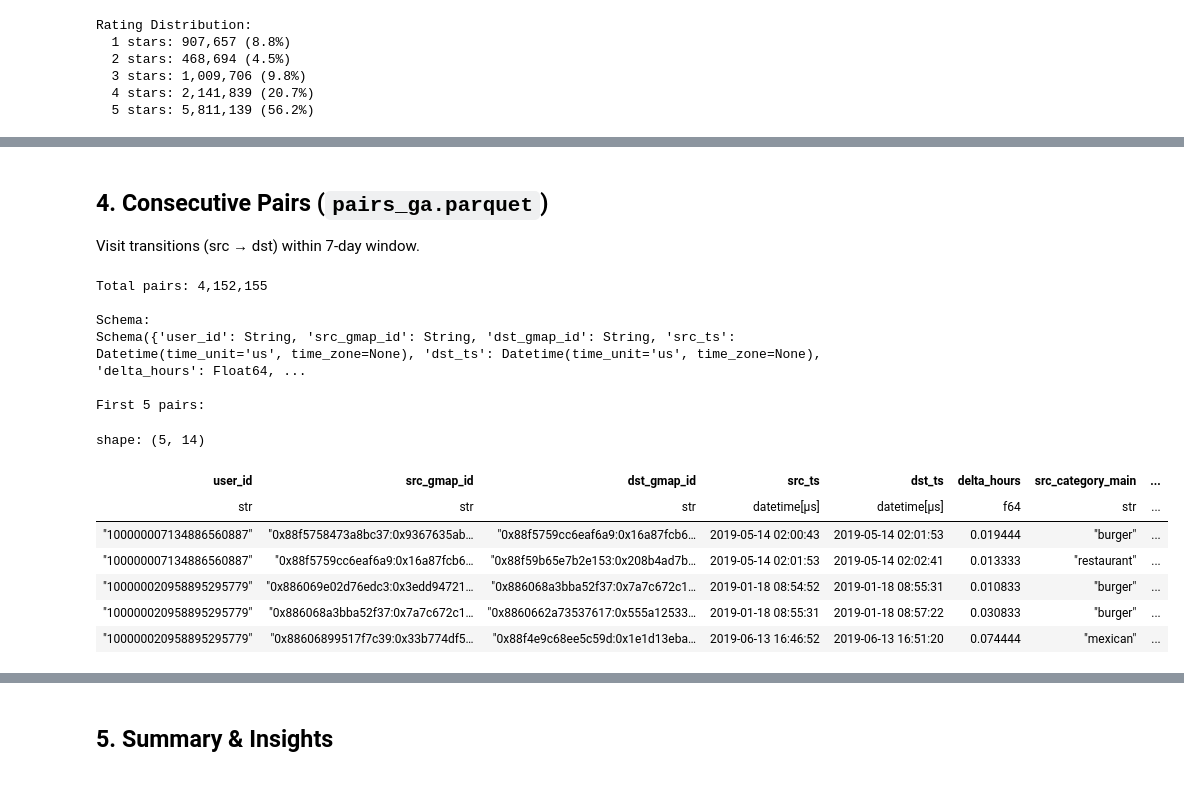
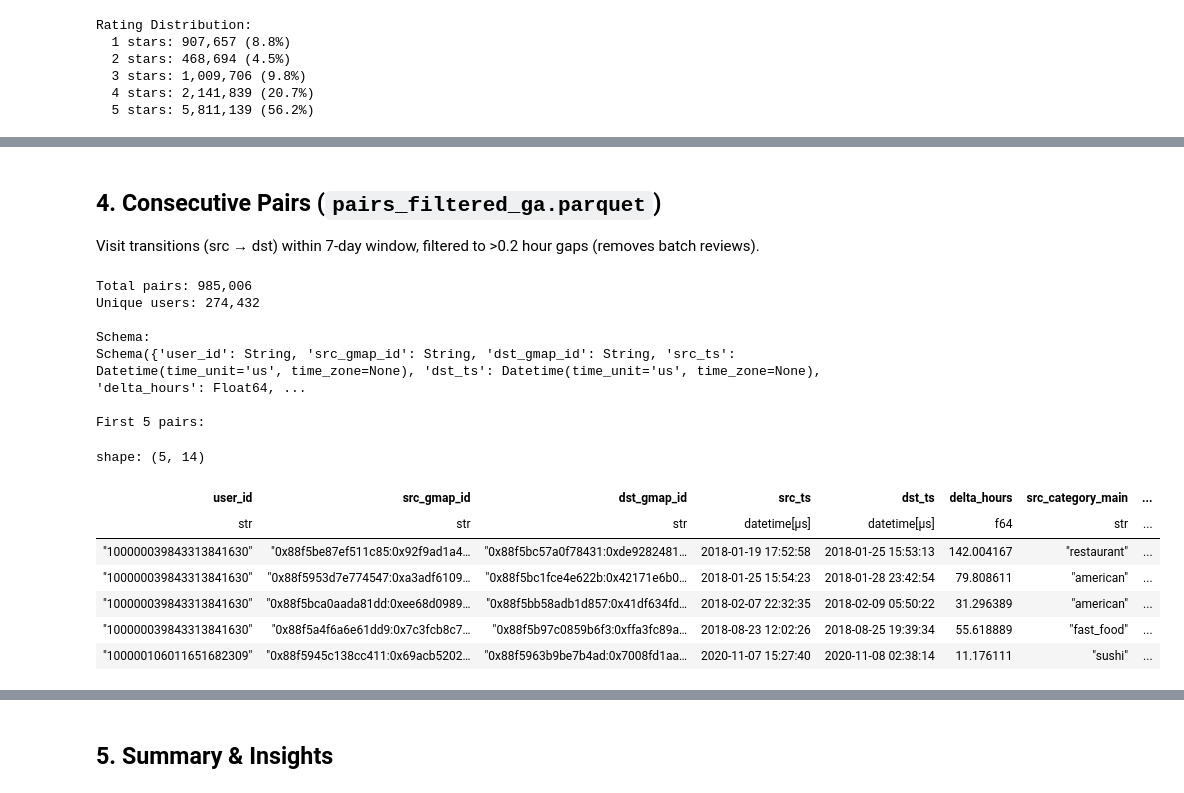
Before and after one commit to noelstlee/Forkast, a Jupyter notebook: notebooks/02_explore_datasets.ipynb, the cells around one changed output, grey strips where cells are left out. Drawn from its saved outputs; the diff is of its cells as text; code cells hidden in the pictures.

```diff
--- a/notebooks/02_explore_datasets.ipynb
+++ b/notebooks/02_explore_datasets.ipynb
@@ -324,32 +326,34 @@ Journey:
 --------------------------------------------------------------------------------
 # %% [markdown]
-## 4. Consecutive Pairs (`pairs_ga.parquet`)
+## 4. Consecutive Pairs (`pairs_filtered_ga.parquet`)
 
-Visit transitions (src → dst) within 7-day window.
+Visit transitions (src → dst) within 7-day window, filtered to >0.2 hour gaps (removes batch reviews).
 # %%
-# Load pairs
-pairs_df = pl.read_parquet(data_dir / 'pairs_ga.parquet')
+# Load filtered pairs (>0.2 hour gaps, from 5+ visit users)
+pairs_df = pl.read_parquet(data_dir / 'pairs_filtered_ga.parquet')
 
 print(f"Total pairs: {len(pairs_df):,}")
+print(f"Unique users: {pairs_df['user_id'].n_unique():,}")
 print(f"\nSchema:")
 print(pairs_df.schema)
 print(f"\nFirst 5 pairs:")
 pairs_df.head()
 # %% [output]
-Total pairs: 4,152,155
+Total pairs: 985,006
+Unique users: 274,432
 
 Schema:
 Schema({'user_id': String, 'src_gmap_id': String, 'dst_gmap_id': String, 'src_ts': Datetime(time_unit='us', time_zone=None), 'dst_ts': Datetime(time_unit='us', time_zone=None), 'delta_hours': Float64, ...
 
 First 5 pairs:
 shape: (5, 14)
 | user_id | src_gmap_id | dst_gmap_id | src_ts | dst_ts | delta_hours | src_category_main | ... |
 | str | str | str | datetime[μs] | datetime[μs] | f64 | str | ... |
-| "100000007134886560887" | "0x88f5758473a8bc37:0x9367635ab… | "0x88f5759cc6eaf6a9:0x16a87fcb6… | 2019-05-14 02:00:43 | 2019-05-14 02:01:53 | 0.019444 | "burger" | ... |
-| "100000007134886560887" | "0x88f5759cc6eaf6a9:0x16a87fcb6… | "0x88f59b65e7b2e153:0x208b4ad7b… | 2019-05-14 02:01:53 | 2019-05-14 02:02:41 | 0.013333 | "restaurant" | ... |
-| "100000020958895295779" | "0x886069e02d76edc3:0x3edd94721… | "0x886068a3bba52f37:0x7a7c672c1… | 2019-01-18 08:54:52 | 2019-01-18 08:55:31 | 0.010833 | "burger" | ... |
-| "100000020958895295779" | "0x886068a3bba52f37:0x7a7c672c1… | "0x8860662a73537617:0x555a12533… | 2019-01-18 08:55:31 | 2019-01-18 08:57:22 | 0.030833 | "burger" | ... |
-| "100000020958895295779" | "0x88606899517f7c39:0x33b774df5… | "0x88f4e9c68ee5c59d:0x1e1d13eba… | 2019-06-13 16:46:52 | 2019-06-13 16:51:20 | 0.074444 | "mexican" | ... |
+| "100000039843313841630" | "0x88f5be87ef511c85:0x92f9ad1a4… | "0x88f5bc57a0f78431:0xde9282481… | 2018-01-19 17:52:58 | 2018-01-25 15:53:13 | 142.004167 | "restaurant" | ... |
+| "100000039843313841630" | "0x88f5953d7e774547:0xa3adf6109… | "0x88f5bc1fce4e622b:0x42171e6b0… | 2018-01-25 15:54:23 | 2018-01-28 23:42:54 | 79.808611 | "american" | ... |
+| "100000039843313841630" | "0x88f5bca0aada81dd:0xee68d0989… | "0x88f5bb58adb1d857:0x41df634fd… | 2018-02-07 22:32:35 | 2018-02-09 05:50:22 | 31.296389 | "american" | ... |
+| "100000039843313841630" | "0x88f5a4f6a6e61dd9:0x7c3fcb8c7… | "0x88f5b97c0859b6f3:0xffa3fc89a… | 2018-08-23 12:02:26 | 2018-08-25 19:39:34 | 55.618889 | "fast_food" | ... |
+| "100000106011651682309" | "0x88f5945c138cc411:0x69acb5202… | "0x88f5963b9be7b4ad:0x7008fd1aa… | 2020-11-07 15:27:40 | 2020-11-08 02:38:14 | 11.176111 | "sushi" | ... |
 # %%
 # Pair statistics
 print("PAIR STATISTICS")
```
Also changed, not shown: parts of 10 cells of this notebook, 11 other files.
